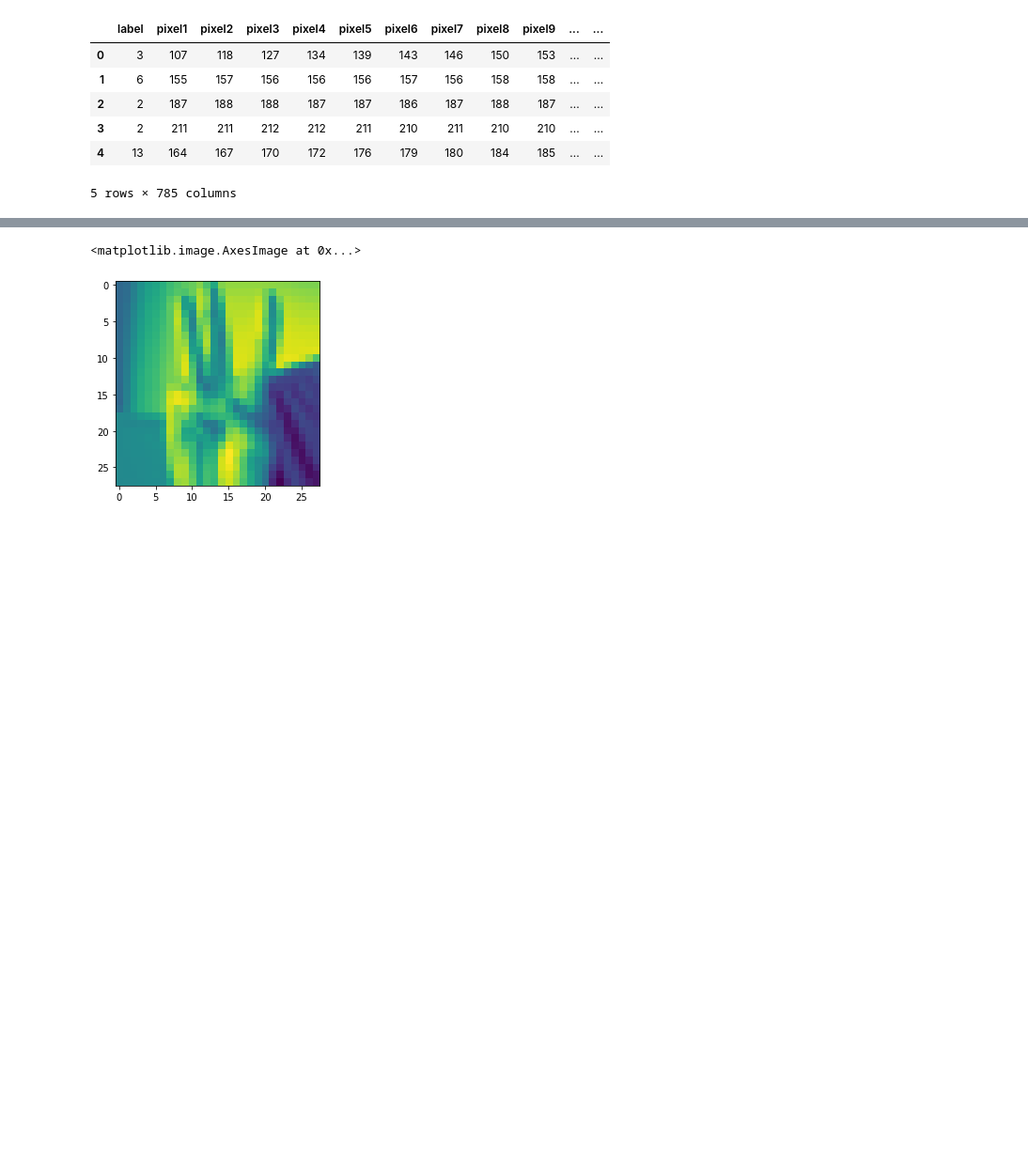
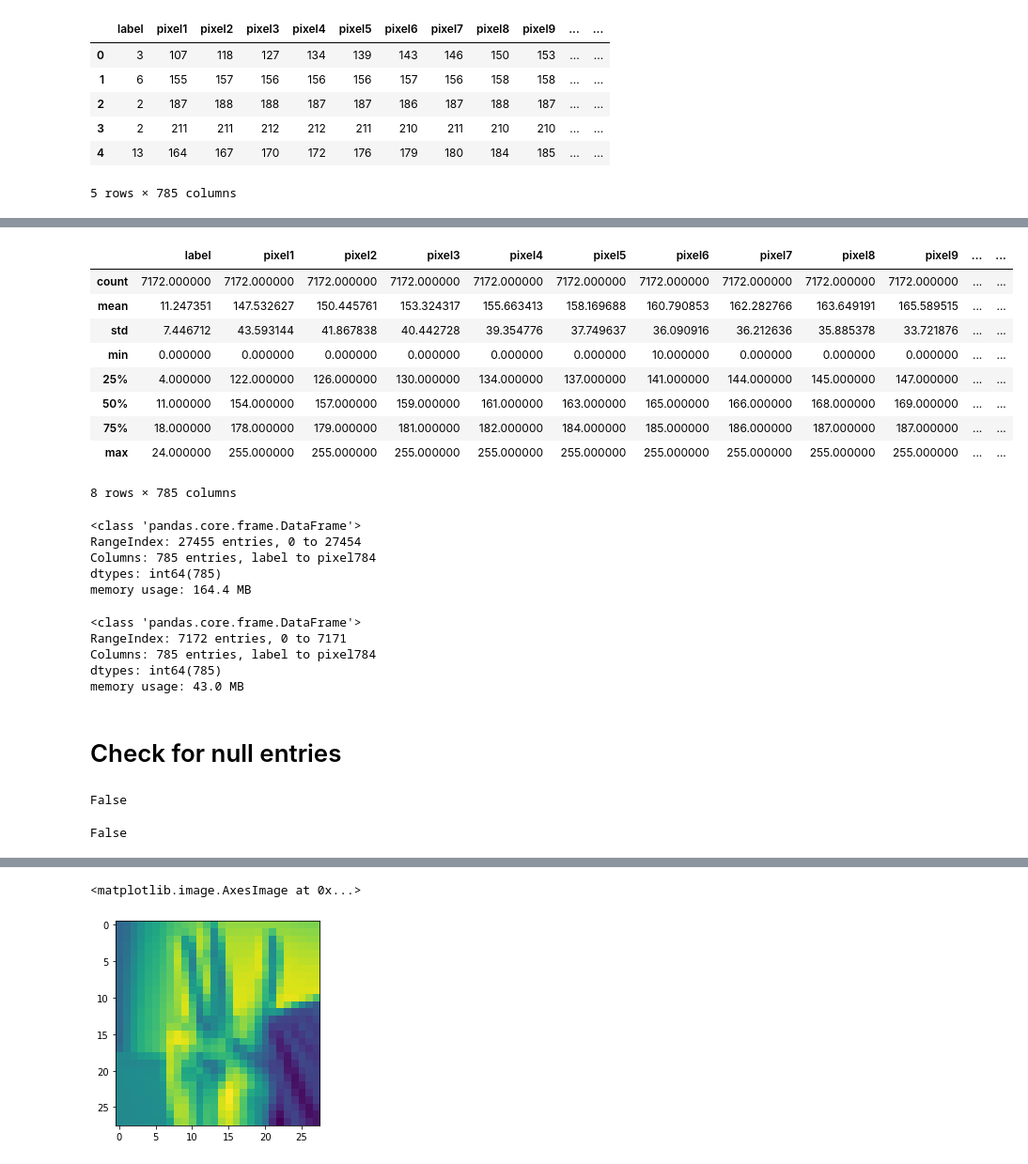
Before and after one commit to shashins/Capstone3_Project, a Jupyter notebook: DataWragling_EDA.ipynb, the cells around one changed output, grey strips where cells are left out. Shown: that part at 94% size. Drawn from its saved outputs; the diff is of its cells as text; code cells hidden in the pictures; blank space fills up the shorter version.

```diff
--- a/DataWragling_EDA.ipynb
+++ b/DataWragling_EDA.ipynb
@@ -27,0 +41,39 @@ train.head()
+# %%
+test.describe()
+# %% [output]
+|  | label | pixel1 | pixel2 | pixel3 | pixel4 | pixel5 | pixel6 | pixel7 | pixel8 | pixel9 | ... | ... |
+| count | 7172.000000 | 7172.000000 | 7172.000000 | 7172.000000 | 7172.000000 | 7172.000000 | 7172.000000 | 7172.000000 | 7172.000000 | 7172.000000 | ... | ... |
+| mean | 11.247351 | 147.532627 | 150.445761 | 153.324317 | 155.663413 | 158.169688 | 160.790853 | 162.282766 | 163.649191 | 165.589515 | ... | ... |
+| std | 7.446712 | 43.593144 | 41.867838 | 40.442728 | 39.354776 | 37.749637 | 36.090916 | 36.212636 | 35.885378 | 33.721876 | ... | ... |
+| min | 0.000000 | 0.000000 | 0.000000 | 0.000000 | 0.000000 | 0.000000 | 10.000000 | 0.000000 | 0.000000 | 0.000000 | ... | ... |
+| 25% | 4.000000 | 122.000000 | 126.000000 | 130.000000 | 134.000000 | 137.000000 | 141.000000 | 144.000000 | 145.000000 | 147.000000 | ... | ... |
+| 50% | 11.000000 | 154.000000 | 157.000000 | 159.000000 | 161.000000 | 163.000000 | 165.000000 | 166.000000 | 168.000000 | 169.000000 | ... | ... |
+| 75% | 18.000000 | 178.000000 | 179.000000 | 181.000000 | 182.000000 | 184.000000 | 185.000000 | 186.000000 | 187.000000 | 187.000000 | ... | ... |
+| max | 24.000000 | 255.000000 | 255.000000 | 255.000000 | 255.000000 | 255.000000 | 255.000000 | 255.000000 | 255.000000 | 255.000000 | ... | ... |
+8 rows × 785 columns
+# %%
+train.info()
+# %% [output]
+<class 'pandas.core.frame.DataFrame'>
+RangeIndex: 27455 entries, 0 to 27454
+Columns: 785 entries, label to pixel784
+dtypes: int64(785)
+memory usage: 164.4 MB
+# %%
+test.info()
+# %% [output]
+<class 'pandas.core.frame.DataFrame'>
+RangeIndex: 7172 entries, 0 to 7171
+Columns: 785 entries, label to pixel784
+dtypes: int64(785)
+memory usage: 43.0 MB
+# %% [markdown]
+# Check for null entries
+# %%
+train.isnull().values.any()
+# %% [output]
+False
+# %%
+test.isnull().values.any()
+# %% [output]
+False
```
Also changed, not shown: parts of 9 cells of this notebook, 1 other file.
